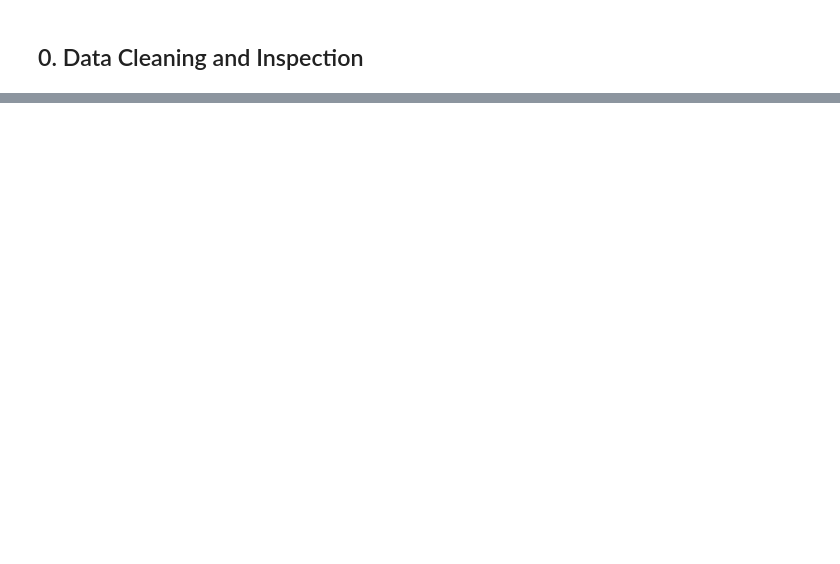
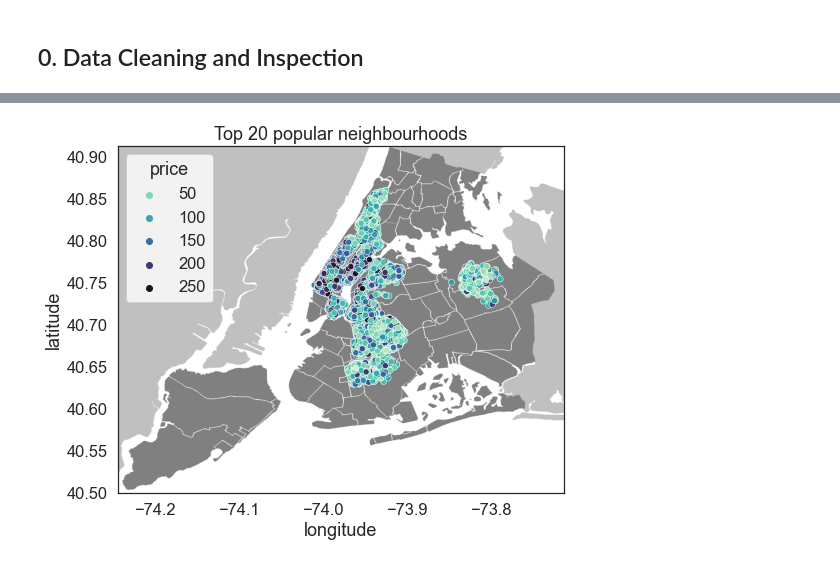
Before and after one commit to chenby04/NYC-Airbnb-Hosting-Strategy, a Jupyter notebook: NYC_Airbnb_Hosting_Strategy.ipynb, the cells around one changed output, grey strips where cells are left out. Saved outputs shown, nothing was run; the diff lists cells and outputs as text; code cells hidden in the pictures; blank space fills up the shorter version.

```diff
--- a/NYC_Airbnb_Hosting_Strategy.ipynb
+++ b/NYC_Airbnb_Hosting_Strategy.ipynb
@@ -317,0 +206,17 @@ nltk.download(['punkt', 'wordnet','averaged_perceptron_tagger','stopwords'])
+# %%
+# might be fun to also visualize those popular neighbourhood on the map
+sub = listings[listings['neighbourhood'].isin(popular_neighbourhoods.index)]
+
+# show NYC map
+nyc_img = mpimg.imread('images/Neighbourhoods_New_York_City_Map.png')
+plt.figure(figsize=(8,10))
+plt.imshow(nyc_img,zorder=0,extent=[listings.longitude.min(), listings.longitude.max(), \
+                                    listings.latitude.min(),listings.latitude.max()])
+
+# overlay scatter plot
+sns.scatterplot(data = sub, x = 'longitude', y = 'latitude', hue = 'price', palette='mako_r')
+sns.set_style('white')
+plt.title('Top 20 popular neighbourhoods', fontsize = 18)
+plt.savefig('images/PopularNeighbourhoodsMap.png', bbox_inches = 'tight');
+# %% [output]
+[figure, added]
```
Also changed, not shown: parts of 64 cells of this notebook, 12 other files.
